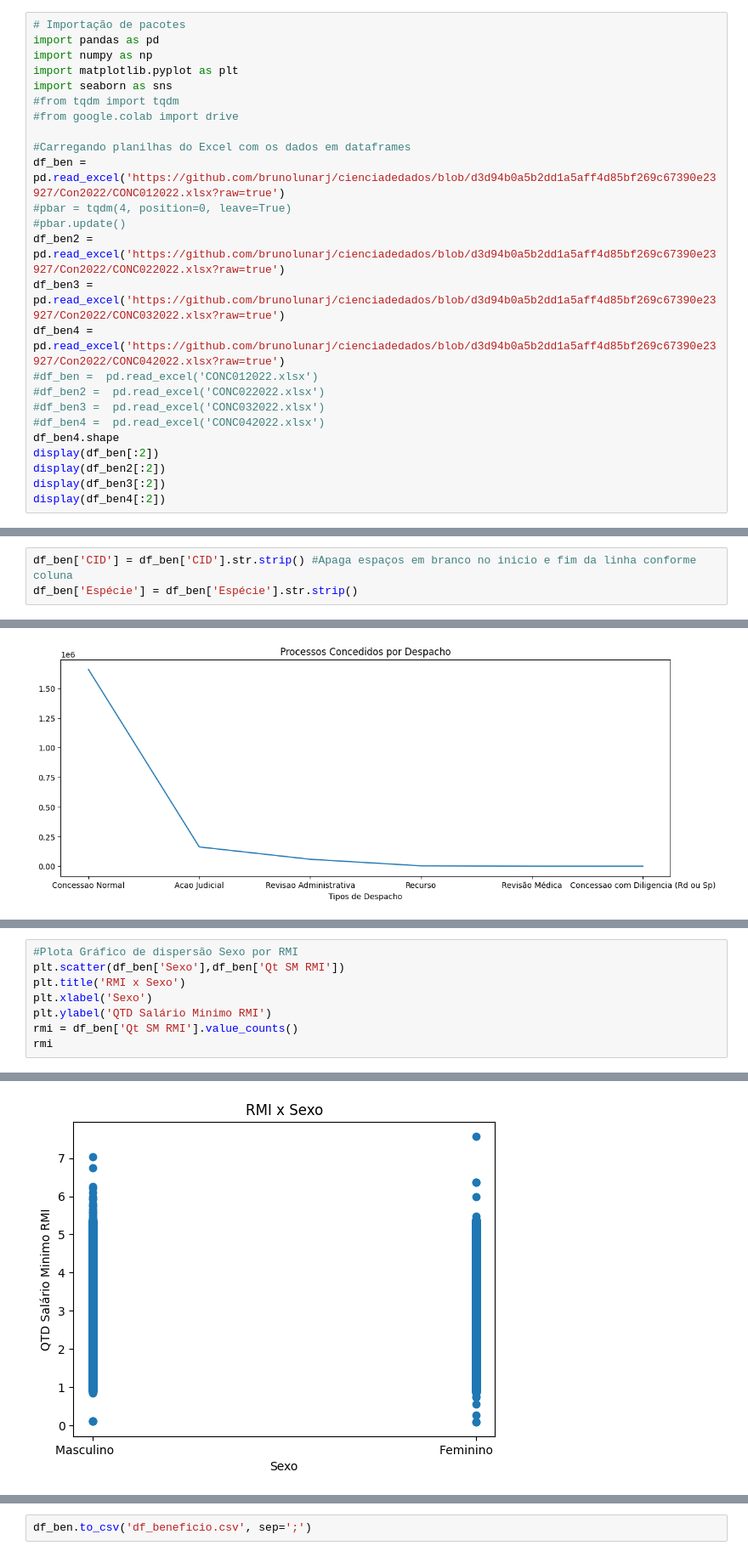
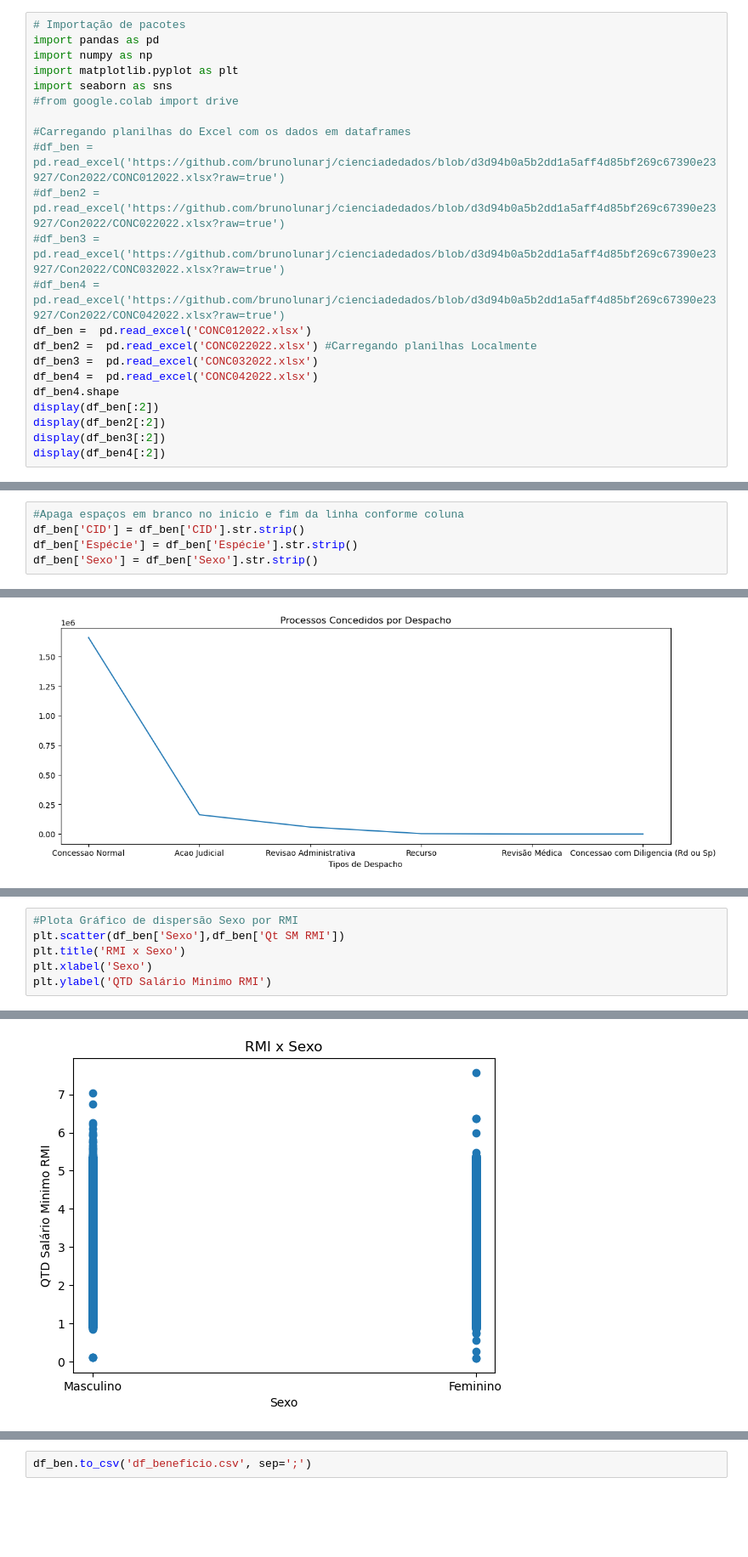
Before and after one commit to brunolunarj/cienciadedados, a Jupyter notebook: MPV012023.ipynb, the cells around one changed output, grey strips where cells are left out. Shown at 85% size. Cells and saved outputs as stored; diff of their text form; blank space fills up the shorter version.

```diff
--- a/MPV012023.ipynb
+++ b/MPV012023.ipynb
@@ -35,20 +35,17 @@ import pandas as pd
 import numpy as np
 import matplotlib.pyplot as plt
 import seaborn as sns
-#from tqdm import tqdm
 #from google.colab import drive
 
 #Carregando planilhas do Excel com os dados em dataframes
-df_ben =  pd.read_excel('https://github.com/brunolunarj/cienciadedados/blob/d3d94b0a5b2dd1a5aff4d85bf269c67390e23927/Con2022/CONC012022.xlsx?raw=true')
-#pbar = tqdm(4, position=0, leave=True)
-#pbar.update()
-df_ben2 =  pd.read_excel('https://github.com/brunolunarj/cienciadedados/blob/d3d94b0a5b2dd1a5aff4d85bf269c67390e23927/Con2022/CONC022022.xlsx?raw=true')
-df_ben3 =  pd.read_excel('https://github.com/brunolunarj/cienciadedados/blob/d3d94b0a5b2dd1a5aff4d85bf269c67390e23927/Con2022/CONC032022.xlsx?raw=true')
-df_ben4 =  pd.read_excel('https://github.com/brunolunarj/cienciadedados/blob/d3d94b0a5b2dd1a5aff4d85bf269c67390e23927/Con2022/CONC042022.xlsx?raw=true')
-#df_ben =  pd.read_excel('CONC012022.xlsx')
-#df_ben2 =  pd.read_excel('CONC022022.xlsx')
-#df_ben3 =  pd.read_excel('CONC032022.xlsx')
-#df_ben4 =  pd.read_excel('CONC042022.xlsx')
+#df_ben =  pd.read_excel('https://github.com/brunolunarj/cienciadedados/blob/d3d94b0a5b2dd1a5aff4d85bf269c67390e23927/Con2022/CONC012022.xlsx?raw=true')
+#df_ben2 =  pd.read_excel('https://github.com/brunolunarj/cienciadedados/blob/d3d94b0a5b2dd1a5aff4d85bf269c67390e23927/Con2022/CONC022022.xlsx?raw=true')
+#df_ben3 =  pd.read_excel('https://github.com/brunolunarj/cienciadedados/blob/d3d94b0a5b2dd1a5aff4d85bf269c67390e23927/Con2022/CONC032022.xlsx?raw=true')
+#df_ben4 =  pd.read_excel('https://github.com/brunolunarj/cienciadedados/blob/d3d94b0a5b2dd1a5aff4d85bf269c67390e23927/Con2022/CONC042022.xlsx?raw=true')
+df_ben =  pd.read_excel('CONC012022.xlsx')
+df_ben2 =  pd.read_excel('CONC022022.xlsx') #Carregando planilhas Localmente
+df_ben3 =  pd.read_excel('CONC032022.xlsx')
+df_ben4 =  pd.read_excel('CONC042022.xlsx')
 df_ben4.shape
 display(df_ben[:2])
 display(df_ben2[:2])
@@ -178,8 +173,10 @@ Index(['Competência', 'Espécie', 'CID', 'Despacho', 'Dt Nascimento', 'Sexo',
        'Zona', 'Mun. Resid.', 'Estado', 'Filiação', 'Qt SM RMI'],
       dtype='object')
 # %%
-df_ben['CID'] = df_ben['CID'].str.strip() #Apaga espaços em branco no inicio e fim da linha conforme coluna
+#Apaga espaços em branco no inicio e fim da linha conforme coluna
+df_ben['CID'] = df_ben['CID'].str.strip()
 df_ben['Espécie'] = df_ben['Espécie'].str.strip()
+df_ben['Sexo'] = df_ben['Sexo'].str.strip()
 # %%
 #Apaga todas as linhas que tenham valor NaN (Missings)
 df_ben = df_ben.dropna()
@@ -345,6 +310,4 @@ plt.scatter(df_ben['Sexo'],df_ben['Qt SM RMI'])
 plt.title('RMI x Sexo')
 plt.xlabel('Sexo')
 plt.ylabel('QTD Salário Minimo RMI')
-rmi = df_ben['Qt SM RMI'].value_counts()
-rmi
 # %% [output]
@@ -363,4 +315,4 @@ Name: Qt SM RMI, Length: 4402, dtype: int64
-[figure, old version]
+[figure, new version]
 # %%
 #Plota Gráfico de Dispersão RMI x Competência
 plt.scatter(df_ben['Qt SM RMI'],df_ben['Competência'])
```
Also changed, not shown: parts of 34 cells of this notebook.
